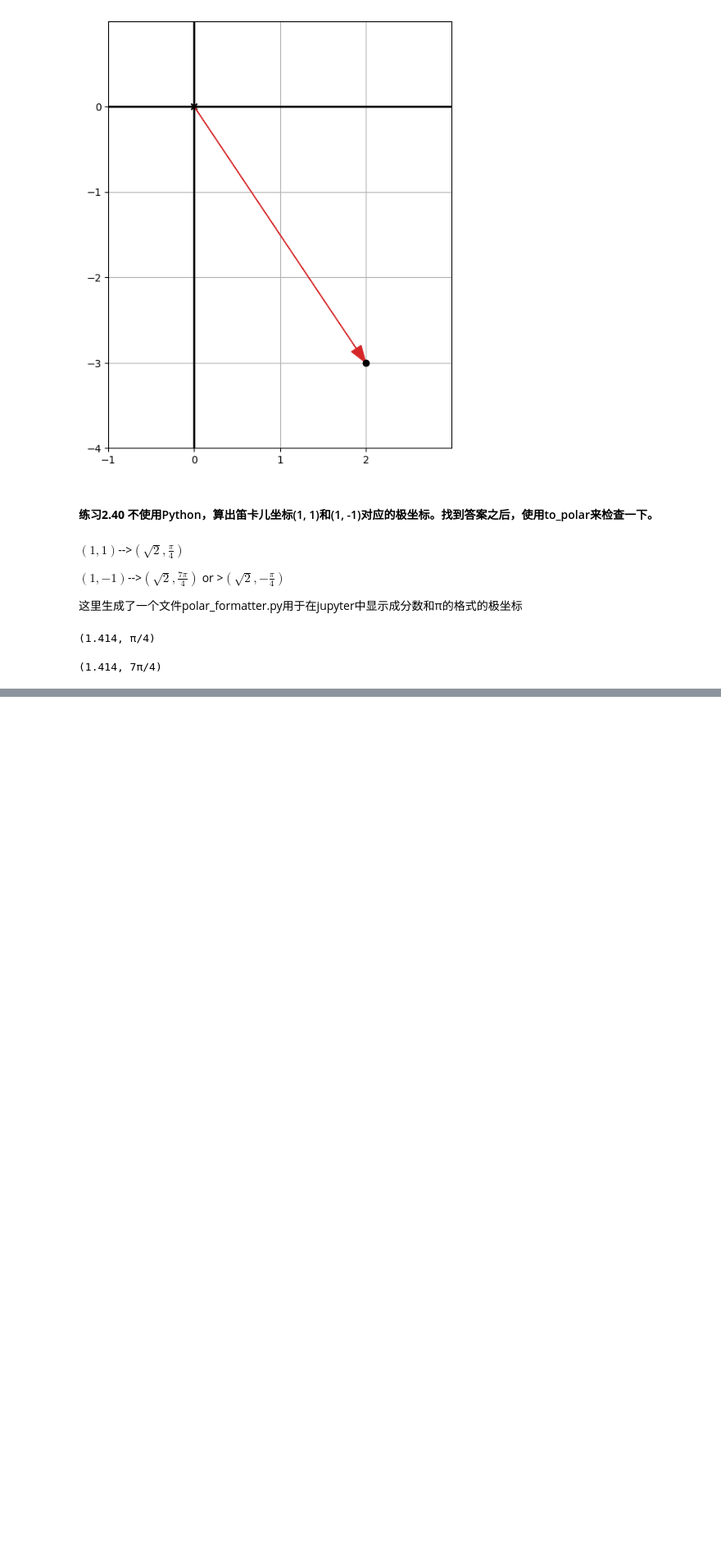
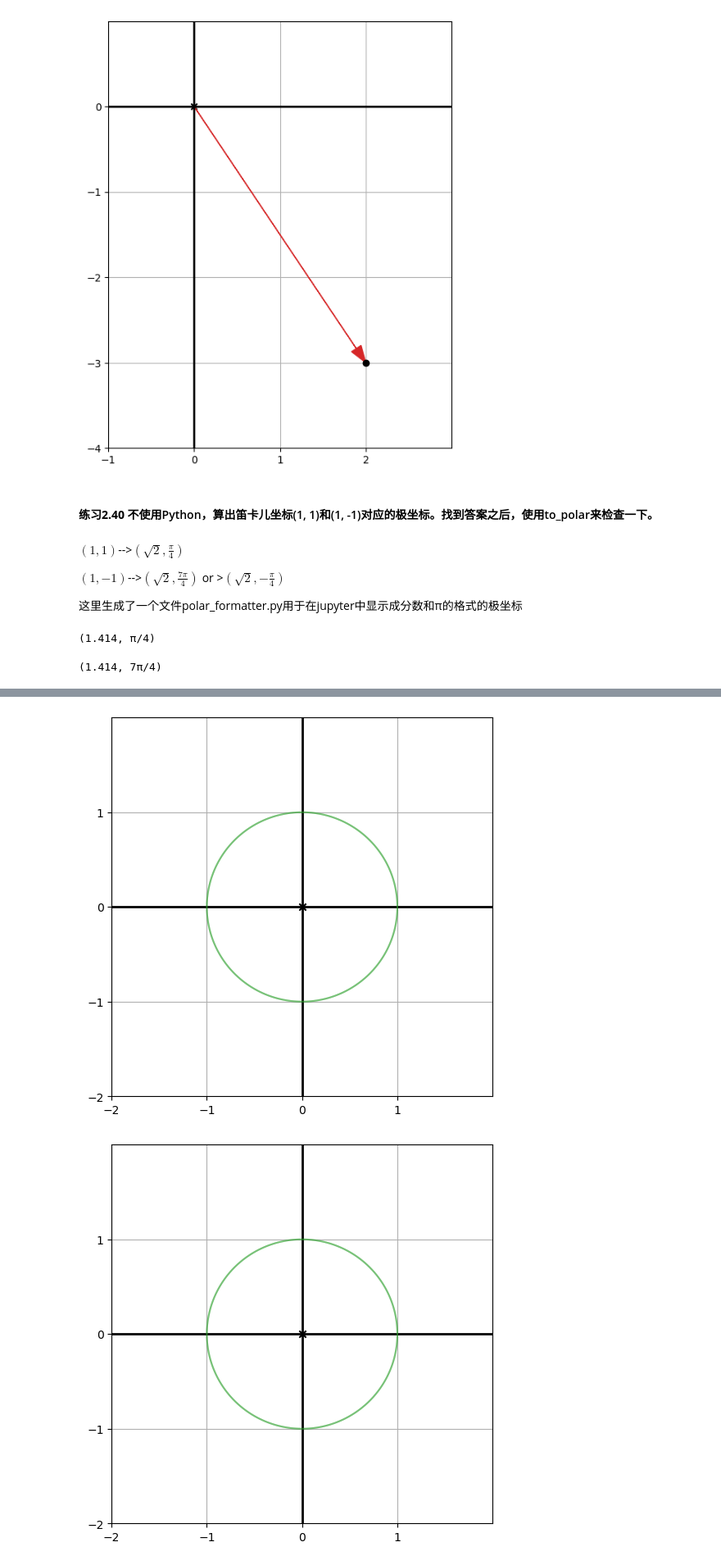
Before and after one commit to zhoulei4652/Math-for-Programmers-zh, a Jupyter notebook: Chapter 02/Chapter 02 Walkthrough.ipynb, the cells around one changed output, grey strips where cells are left out. Shown at 82% size. Saved outputs shown, nothing was run; the diff lists cells and outputs as text; code cells hidden in the pictures; blank space fills up the shorter version.

```diff
--- a/Chapter 02/Chapter 02 Walkthrough.ipynb
+++ b/Chapter 02/Chapter 02 Walkthrough.ipynb
@@ -661,0 +718,6 @@ P59
+# %%
+draw(Polygon(*regular_polygon_my(360), color=green))
+draw(Polygon(*regular_polygon_book(360), color=green))
+# %% [output]
+[figure, added]
+[figure, added]
```
Also changed, not shown: parts of 34 cells of this notebook.
